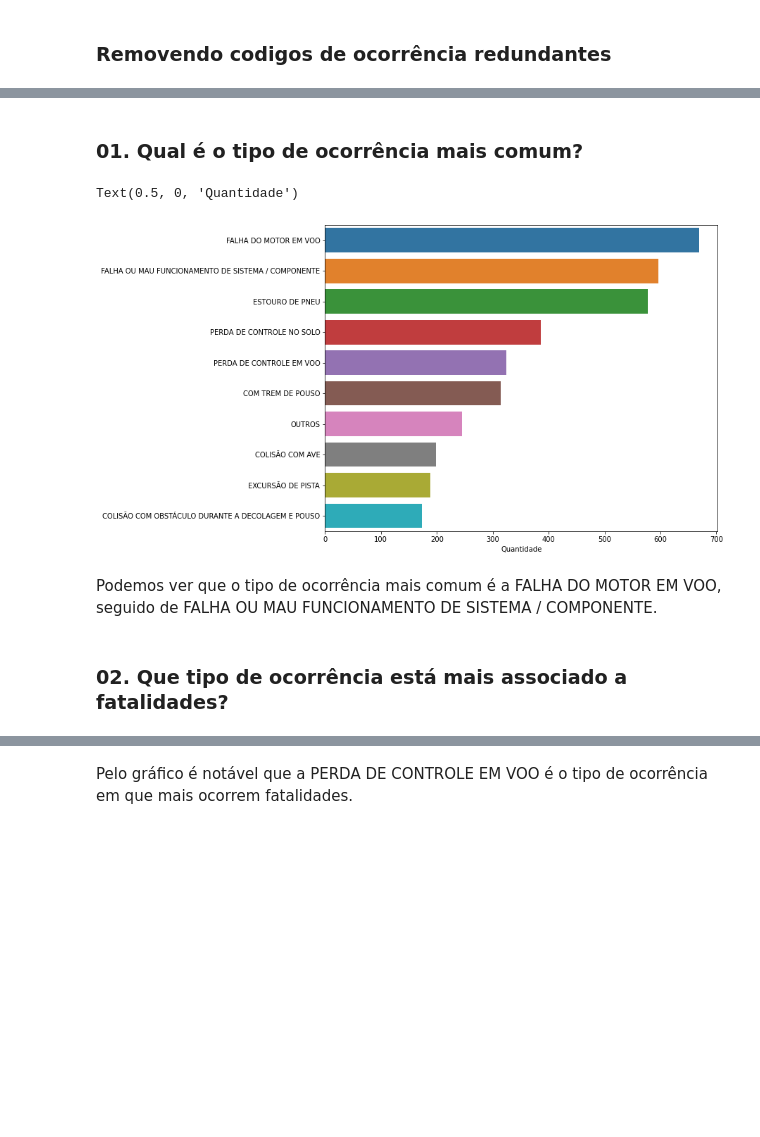
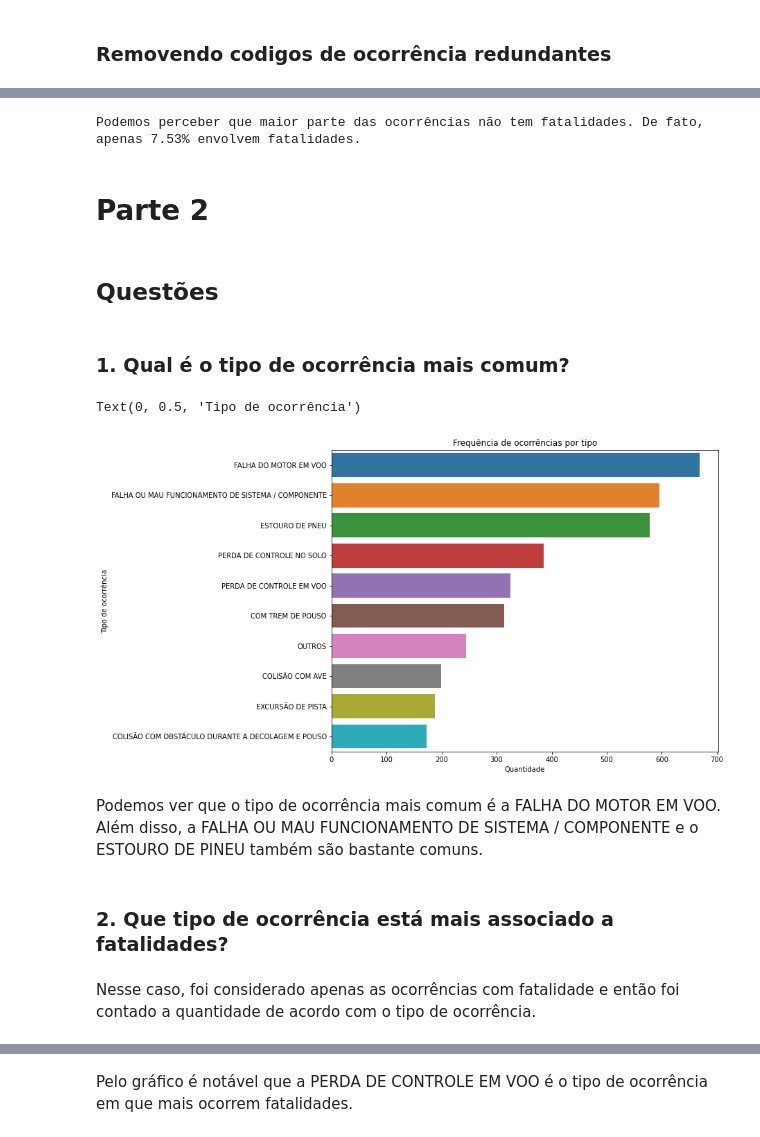
Before and after one commit to leandrolazaro/Asymmetrical_traveler_postman-TP2-AEDS1-UFV, a Jupyter notebook: cenipa.ipynb, the cells around one changed output, grey strips where cells are left out. Drawn from its saved outputs; the diff is of its cells as text; code cells hidden in the pictures; blank space fills up the shorter version.

```diff
--- a/cenipa.ipynb
+++ b/cenipa.ipynb
@@ -166,17 +373,31 @@ df_merged = pd.merge(df_merged_3,df_recomendacao, on='codigo_ocorrencia',how='in
+# %%
+n_ocorrencias_fatalidades = len(df_aeronave[df_aeronave['aeronave_fatalidades_total'] > 0]['codigo_ocorrencia'].drop_duplicates())
+n_ocorrencias = len(df_aeronave['codigo_ocorrencia'].drop_duplicates())
+print(f'Podemos perceber que maior parte das ocorrências não tem fatalidades. De fato, apenas {(n_ocorrencias_fatalidades/n_ocorrencias)*100:.2f}% envolvem fatalidades.')
+# %% [output]
+Podemos perceber que maior parte das ocorrências não tem fatalidades. De fato, apenas 7.53% envolvem fatalidades.
+# %% [markdown]
+# Parte 2
+# %% [markdown]
+## Questões
 # %% [markdown]
-### 01. Qual é o tipo de ocorrência mais comum?
+### 1. Qual é o tipo de ocorrência mais comum?
 # %%
 ocorrencia_tipo_count = df_ocorrencia_tipo["ocorrencia_tipo"].value_counts()
 plt.figure(figsize=(10,8))
+plt.title('Frequência de ocorrências por tipo')
 ax = sns.barplot(y=ocorrencia_tipo_count[:10].index, x=ocorrencia_tipo_count[:10], orient='h')
 ax.set_xlabel('Quantidade')
+ax.set_ylabel('Tipo de ocorrência')
 # %% [output]
-Text(0.5, 0, 'Quantidade')
+Text(0, 0.5, 'Tipo de ocorrência')
-[figure, old version]
+[figure, new version]
 # %% [markdown]
-Podemos ver que o tipo de ocorrência mais comum é a FALHA DO MOTOR EM VOO, seguido de FALHA OU MAU FUNCIONAMENTO DE SISTEMA / COMPONENTE.
+Podemos ver que o tipo de ocorrência mais comum é a FALHA DO MOTOR EM VOO. Além disso, a FALHA OU MAU FUNCIONAMENTO DE SISTEMA / COMPONENTE e o ESTOURO DE PINEU também são bastante comuns.
 # %% [markdown]
-### 02. Que tipo de ocorrência está mais associado a fatalidades?
+### 2. Que tipo de ocorrência está mais associado a fatalidades?
+# %% [markdown]
+Nesse caso, foi considerado apenas as ocorrências com fatalidade e então foi contado a quantidade de acordo com o tipo de ocorrência.
 # %%
 codigo_fatalidades = df_aeronave.loc[df_aeronave["aeronave_fatalidades_total"] > 0][
     "codigo_ocorrencia"
```
Also changed, not shown: parts of 129 cells of this notebook.
